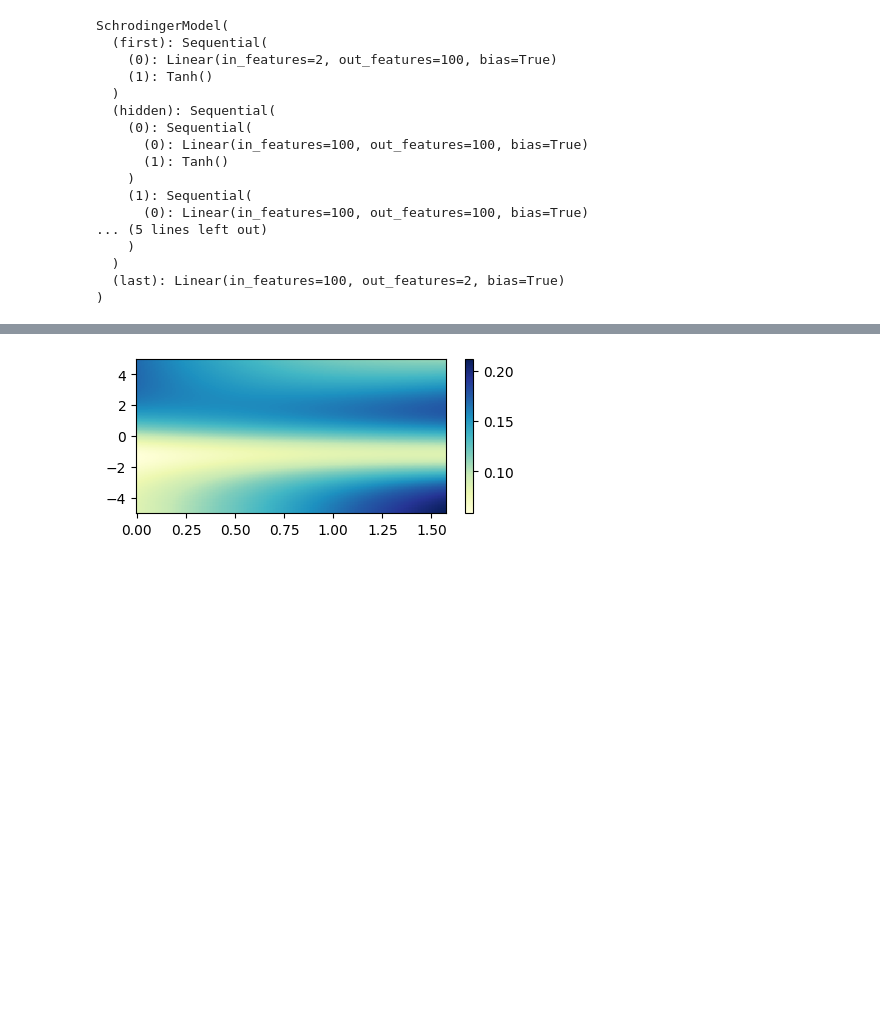
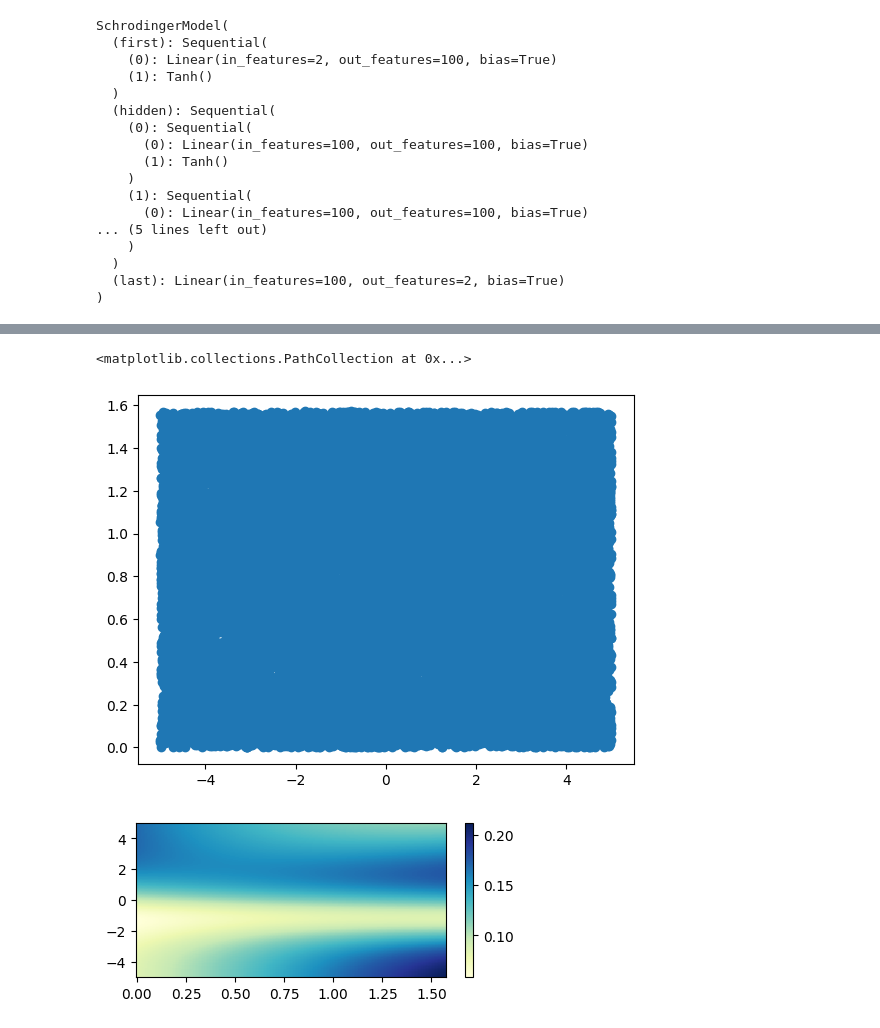
Before and after one commit to viriyadhika/pinns-torch, a Jupyter notebook: PINN/PINN.ipynb, the cells around one changed output, grey strips where cells are left out. Drawn from its saved outputs; the diff is of its cells as text; code cells hidden in the pictures; blank space fills up the shorter version.

```diff
--- a/PINN/PINN.ipynb
+++ b/PINN/PINN.ipynb
@@ -102,0 +372,5 @@ SchrodingerModel(
+# %%
+plt.scatter(schrodinger_data.x_collocation_points, schrodinger_data.t_collocation_points)
+# %% [output]
+<matplotlib.collections.PathCollection at 0x...>
+[figure, added]
```
Also changed, not shown: parts of 6 cells of this notebook, 3 other files.
